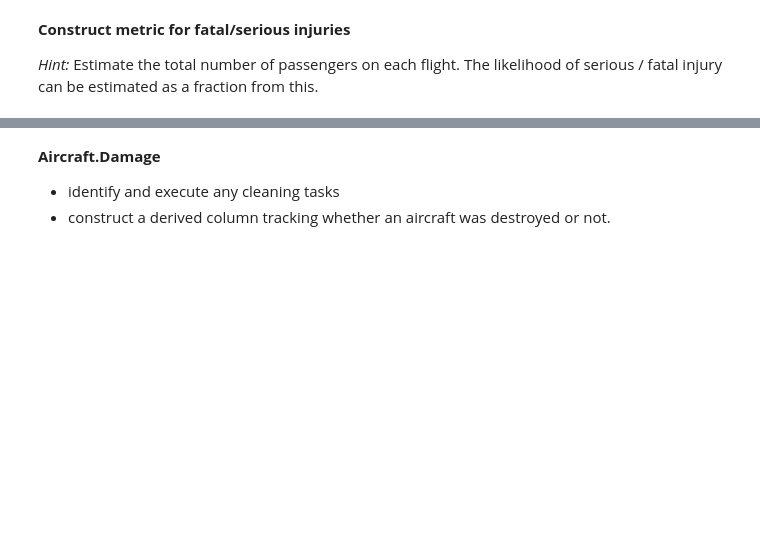
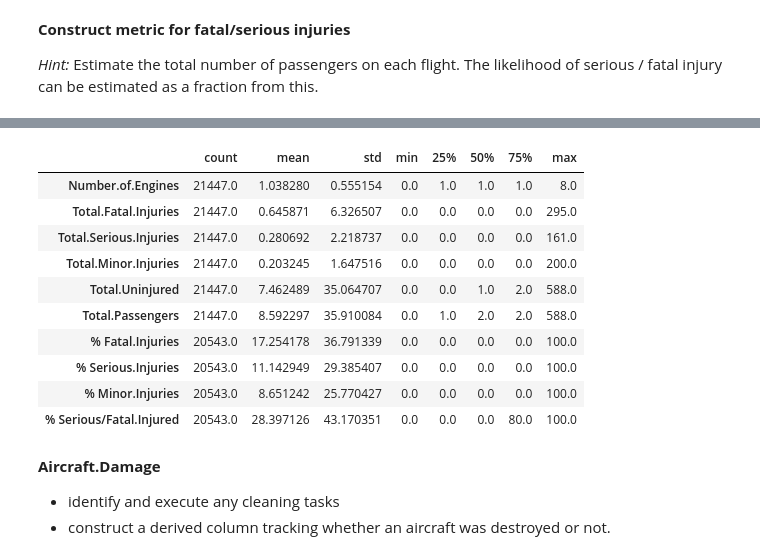
Before and after one commit to Ke-ira/dsc-course0-m8-lab, a Jupyter notebook: Aviation_Accidents_Cleaning.ipynb, the cells around one changed output, grey strips where cells are left out. Saved outputs shown, nothing was run; the diff lists cells and outputs as text; code cells hidden in the pictures; blank space fills up the shorter version.

```diff
--- a/Aviation_Accidents_Cleaning.ipynb
+++ b/Aviation_Accidents_Cleaning.ipynb
@@ -186,3 +210,25 @@ Injuries and robustness to destruction are a key interest point for the client.
 **Construct metric for fatal/serious injuries**
 
 *Hint:* Estimate the total number of passengers on each flight. The likelihood of serious / fatal injury can be estimated as a fraction from this.
+# %%
+#Removing null values
+event_date['Total.Fatal.Injuries']= event_date['Total.Fatal.Injuries'].fillna(0)
+event_date['Number.of.Engines']=  event_date['Number.of.Engines'].fillna(0)
+event_date['Total.Minor.Injuries']= event_date['Total.Minor.Injuries'].fillna(0)
+event_date['Total.Uninjured']= event_date['Total.Uninjured'].fillna(0)
+event_date['Total.Serious.Injuries']= event_date['Total.Serious.Injuries'].fillna(0)
+event_date['Aircraft.damage'] = event_date['Aircraft.damage'].fillna('unknown')
+# %%
+#Finding the total passengers
+event_date['Total.Passengers'] = (
+    event_date['Total.Fatal.Injuries'] +
+    event_date['Total.Serious.Injuries'] +
+    event_date['Total.Minor.Injuries'] +
+    event_date['Total.Uninjured'])
+# %%
+#Finding the  % of total fatal injuries
+event_date['% Fatal.Injuries'] =(event_date['Total.Fatal.Injuries']/ event_date['Total.Passengers']) * 100
+event_date['% Serious.Injuries'] =(event_date['Total.Serious.Injuries']/event_date['Total.Passengers']) *100
+event_date['% Minor.Injuries'] =(event_date['Total.Minor.Injuries']/event_date['Total.Passengers']) *100
+event_date['% Serious/Fatal.Injured'] =((event_date['Total.Fatal.Injuries']+event_date['Total.Serious.Injuries'])/event_date['Total.Passengers']) * 100
+event_date
@@ -189,3 +249,17 @@ Injuries and robustness to destruction are a key interest point for the client.
+# %%
+event_date.describe().T
+# %% [output]
+|  | count | mean | std | min | 25% | 50% | 75% | max |
+| Number.of.Engines | 21447.0 | 1.038280 | 0.555154 | 0.0 | 1.0 | 1.0 | 1.0 | 8.0 |
+| Total.Fatal.Injuries | 21447.0 | 0.645871 | 6.326507 | 0.0 | 0.0 | 0.0 | 0.0 | 295.0 |
+| Total.Serious.Injuries | 21447.0 | 0.280692 | 2.218737 | 0.0 | 0.0 | 0.0 | 0.0 | 161.0 |
+| Total.Minor.Injuries | 21447.0 | 0.203245 | 1.647516 | 0.0 | 0.0 | 0.0 | 0.0 | 200.0 |
+| Total.Uninjured | 21447.0 | 7.462489 | 35.064707 | 0.0 | 0.0 | 1.0 | 2.0 | 588.0 |
+| Total.Passengers | 21447.0 | 8.592297 | 35.910084 | 0.0 | 1.0 | 2.0 | 2.0 | 588.0 |
+| % Fatal.Injuries | 20543.0 | 17.254178 | 36.791339 | 0.0 | 0.0 | 0.0 | 0.0 | 100.0 |
+| % Serious.Injuries | 20543.0 | 11.142949 | 29.385407 | 0.0 | 0.0 | 0.0 | 0.0 | 100.0 |
+| % Minor.Injuries | 20543.0 | 8.651242 | 25.770427 | 0.0 | 0.0 | 0.0 | 0.0 | 100.0 |
+| % Serious/Fatal.Injured | 20543.0 | 28.397126 | 43.170351 | 0.0 | 0.0 | 0.0 | 80.0 | 100.0 |
 # %% [markdown]
 **Aircraft.Damage**
 - identify and execute any cleaning tasks
```
Also changed, not shown: parts of 15 cells of this notebook.
